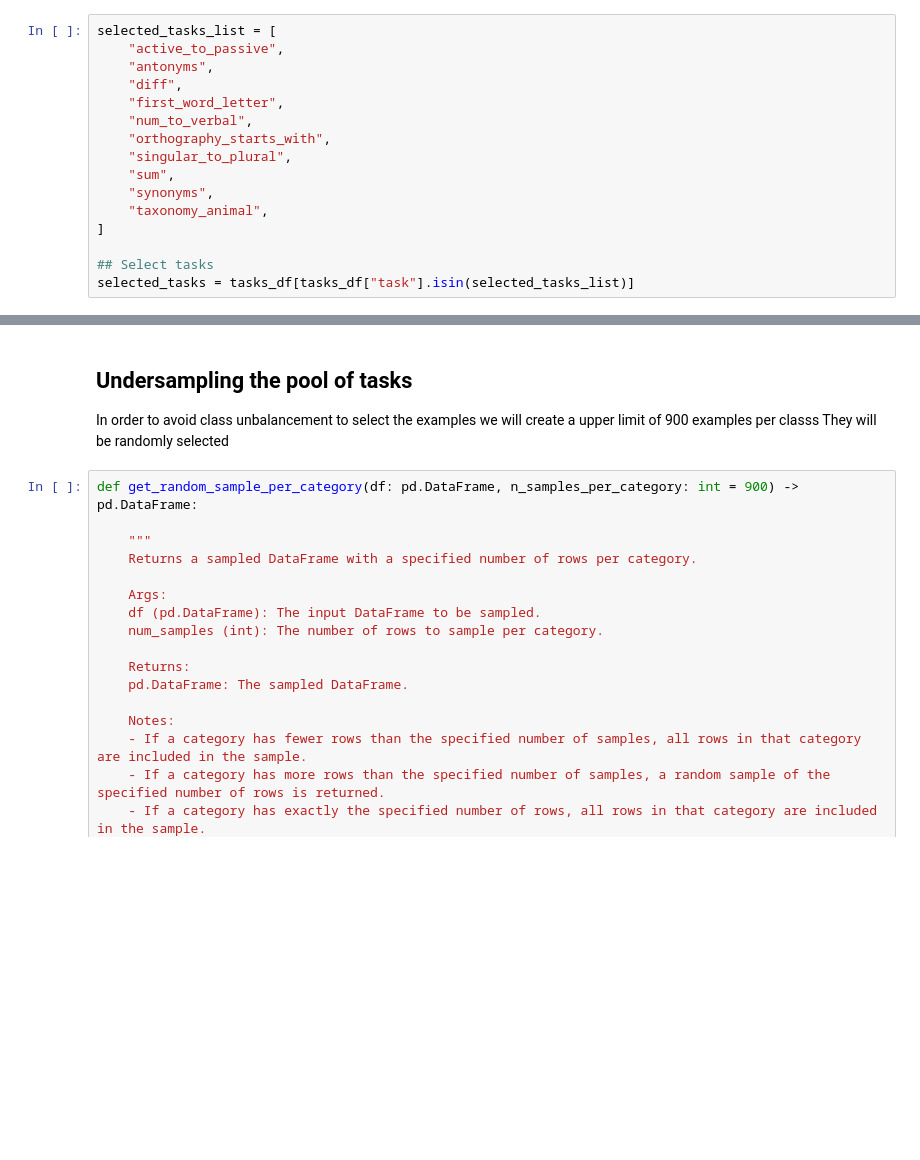
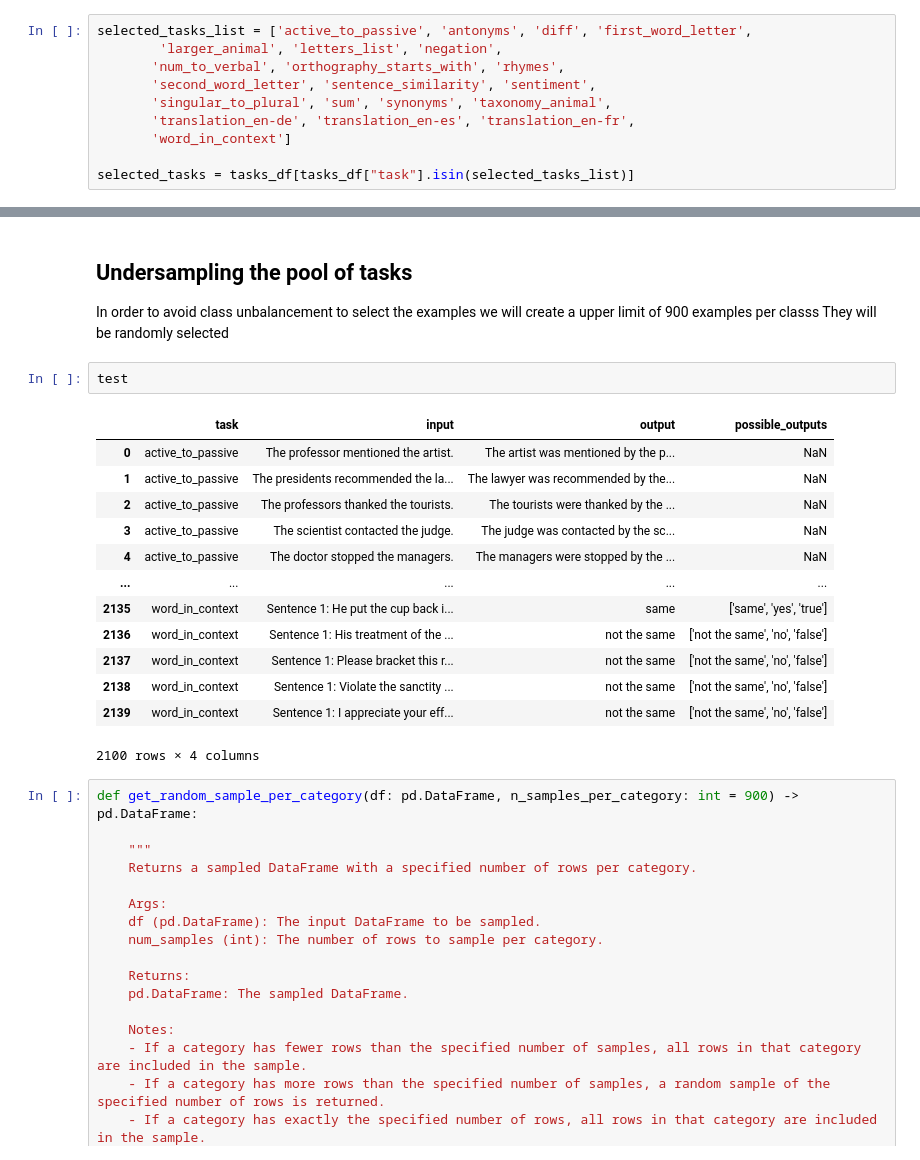
Before and after one commit to CaioRhoden/datamodels-context-reduction, a Jupyter notebook: experiments/impact-context-reduction/prepare_dataset.ipynb, the cells around one changed output, grey strips where cells are left out. Cells and saved outputs as stored; diff of their text form; blank space fills up the shorter version.

Commit message:
context reduction experiment updates in scripts

```diff
--- a/experiments/impact-context-reduction/prepare_dataset.ipynb
+++ b/experiments/impact-context-reduction/prepare_dataset.ipynb
@@ -44,18 +47,12 @@ array(['active_to_passive', 'antonyms', 'diff', 'first_word_letter',
 # %%
-selected_tasks_list = [
-    "active_to_passive",
-    "antonyms",
-    "diff",
-    "first_word_letter",
-    "num_to_verbal",
-    "orthography_starts_with",
-    "singular_to_plural",
-    "sum",
-    "synonyms",
-    "taxonomy_animal",
-]
+selected_tasks_list = ['active_to_passive', 'antonyms', 'diff', 'first_word_letter',
+        'larger_animal', 'letters_list', 'negation',
+       'num_to_verbal', 'orthography_starts_with', 'rhymes',
+       'second_word_letter', 'sentence_similarity', 'sentiment',
+       'singular_to_plural', 'sum', 'synonyms', 'taxonomy_animal',
+       'translation_en-de', 'translation_en-es', 'translation_en-fr',
+       'word_in_context']
 
-## Select tasks
 selected_tasks = tasks_df[tasks_df["task"].isin(selected_tasks_list)]
 # %%
 ## Select tasks for test set
@@ -74,6 +71,22 @@ fig.show()
 
 In order to avoid class unbalancement to select the examples we will create a upper limit of 900 examples per classs
 They will be randomly selected
+# %%
+test
+# %% [output]
+|  | task | input | output | possible_outputs |
+| 0 | active_to_passive | The professor mentioned the artist. | The artist was mentioned by the p... | NaN |
+| 1 | active_to_passive | The presidents recommended the la... | The lawyer was recommended by the... | NaN |
+| 2 | active_to_passive | The professors thanked the tourists. | The tourists were thanked by the ... | NaN |
+| 3 | active_to_passive | The scientist contacted the judge. | The judge was contacted by the sc... | NaN |
+| 4 | active_to_passive | The doctor stopped the managers. | The managers were stopped by the ... | NaN |
+| ... | ... | ... | ... | ... |
+| 2135 | word_in_context | Sentence 1: He put the cup back i... | same | ['same', 'yes', 'true'] |
+| 2136 | word_in_context | Sentence 1: His treatment of the ... | not the same | ['not the same', 'no', 'false'] |
+| 2137 | word_in_context | Sentence 1: Please bracket this r... | not the same | ['not the same', 'no', 'false'] |
+| 2138 | word_in_context | Sentence 1: Violate the sanctity ... | not the same | ['not the same', 'no', 'false'] |
+| 2139 | word_in_context | Sentence 1: I appreciate your eff... | not the same | ['not the same', 'no', 'false'] |
+2100 rows × 4 columns
 # %%
 def get_random_sample_per_category(df: pd.DataFrame, n_samples_per_category: int = 900) -> pd.DataFrame:
 
```
Also changed, not shown: parts of 9 cells of this notebook, 5 other files.
